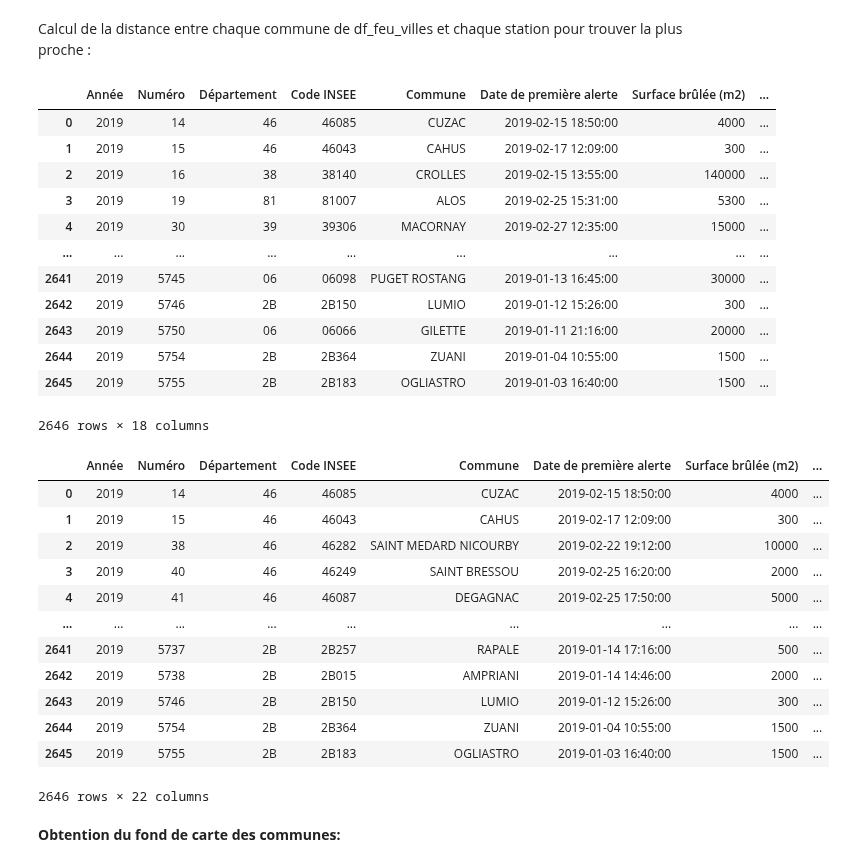
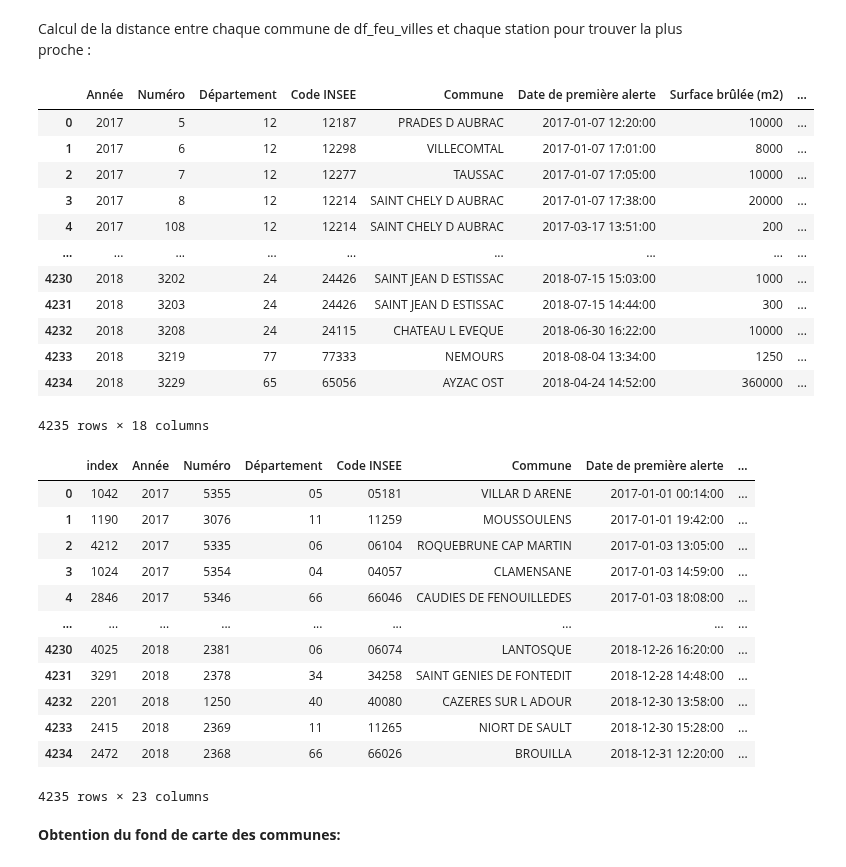
Before and after one commit to Theo-Clavel/feux_de_foret, a Jupyter notebook: main.ipynb, the cells around one changed output. Cells and saved outputs as stored; diff of their text form; code cells hidden in the pictures.

Commit message:
Fusion meteo/feux

```diff
--- a/main.ipynb
+++ b/main.ipynb
@@ -181,12 +181,12 @@ stations_geo
 # %% [markdown]
 On utilise également la base de données des villes françaises. On traite ces données pour obtenir seulement les informations dont on a besoin. On traite aussi le texte en enlevant les tirets et slash.
 # %%
-villes = pd.read_csv('villes_france.csv',sep=',', low_memory=False)
+villes = pd.read_csv('villes_france.csv',sep = ',', low_memory = False)
 villes = villes.iloc[:, [1,3,8,19,20]]
 villes.columns = ['Département', 'Nom', 'Code postal', 'Longitude', 'Latitude']
 villes['Nom'] = villes['Nom'].str.replace('-', ' ')
 villes['Nom'] = villes['Nom'].str.replace('\'', ' ')
-
+villes = villes.dropna(axis = 0, subset = ['Département', 'Nom'])
 villes
 # %% [output]
 |  | Département | Nom | Code postal | Longitude | Latitude |
@@ -224,0 +208,9 @@ df_feu
+# %%
+df_feu = pd.read_csv('data_feux_2ans.csv', sep = ';', skiprows = [0,1])  #skiprows jusqu'à 4 pour data_feux.csv
+df_feu = df_feu.dropna(axis = 0, subset = ['Département', 'Commune'])
+import unidecode
+df_feu['Commune'] = df_feu['Commune'].apply(lambda row: unidecode.unidecode(row))
+df_feu['Commune'] = df_feu['Commune'].apply(lambda row: row.upper())
+df_feu['Commune'] = df_feu['Commune'].str.replace('-', ' ')
+df_feu['Commune'] = df_feu['Commune'].str.replace('\'', ' ')
+df_feu
@@ -300,39 +306,41 @@ df_feu_villes['Station la plus proche'] = df_feu_villes['Code INSEE'].apply(lamb
 df_feu_villes
 # %% [output]
 |  | Année | Numéro | Département | Code INSEE | Commune | Date de première alerte | Surface brûlée (m2) | ... |
-| 0 | 2019 | 14 | 46 | 46085 | CUZAC | 2019-02-15 18:50:00 | 4000 | ... |
-| 1 | 2019 | 15 | 46 | 46043 | CAHUS | 2019-02-17 12:09:00 | 300 | ... |
-| 2 | 2019 | 16 | 38 | 38140 | CROLLES | 2019-02-15 13:55:00 | 140000 | ... |
-| 3 | 2019 | 19 | 81 | 81007 | ALOS | 2019-02-25 15:31:00 | 5300 | ... |
-| 4 | 2019 | 30 | 39 | 39306 | MACORNAY | 2019-02-27 12:35:00 | 15000 | ... |
+| 0 | 2017 | 5 | 12 | 12187 | PRADES D AUBRAC | 2017-01-07 12:20:00 | 10000 | ... |
+| 1 | 2017 | 6 | 12 | 12298 | VILLECOMTAL | 2017-01-07 17:01:00 | 8000 | ... |
+| 2 | 2017 | 7 | 12 | 12277 | TAUSSAC | 2017-01-07 17:05:00 | 10000 | ... |
+| 3 | 2017 | 8 | 12 | 12214 | SAINT CHELY D AUBRAC | 2017-01-07 17:38:00 | 20000 | ... |
+| 4 | 2017 | 108 | 12 | 12214 | SAINT CHELY D AUBRAC | 2017-03-17 13:51:00 | 200 | ... |
 | ... | ... | ... | ... | ... | ... | ... | ... | ... |
-| 2641 | 2019 | 5745 | 06 | 06098 | PUGET ROSTANG | 2019-01-13 16:45:00 | 30000 | ... |
-| 2642 | 2019 | 5746 | 2B | 2B150 | LUMIO | 2019-01-12 15:26:00 | 300 | ... |
-| 2643 | 2019 | 5750 | 06 | 06066 | GILETTE | 2019-01-11 21:16:00 | 20000 | ... |
-| 2644 | 2019 | 5754 | 2B | 2B364 | ZUANI | 2019-01-04 10:55:00 | 1500 | ... |
-| 2645 | 2019 | 5755 | 2B | 2B183 | OGLIASTRO | 2019-01-03 16:40:00 | 1500 | ... |
+| 4230 | 2018 | 3202 | 24 | 24426 | SAINT JEAN D ESTISSAC | 2018-07-15 15:03:00 | 1000 | ... |
+| 4231 | 2018 | 3203 | 24 | 24426 | SAINT JEAN D ESTISSAC | 2018-07-15 14:44:00 | 300 | ... |
+| 4232 | 2018 | 3208 | 24 | 24115 | CHATEAU L EVEQUE | 2018-06-30 16:22:00 | 10000 | ... |
+| 4233 | 2018 | 3219 | 77 | 77333 | NEMOURS | 2018-08-04 13:34:00 | 1250 | ... |
+| 4234 | 2018 | 3229 | 65 | 65056 | AYZAC OST | 2018-04-24 14:52:00 | 360000 | ... |
-2646 rows × 18 columns
+4235 rows × 18 columns
 # %%
-df_final = pd.merge(df_feu_villes, stations, how = 'inner', left_on = 'Station la plus proche', right_on = 'Nom')
-df_final = df_final.drop(columns = 'Nom')
-df_final=df_final.rename(columns={"Longitude_x": "Longitude commune",
+df_fdf = pd.merge(df_feu_villes, stations, how = 'inner', left_on = 'Station la plus proche', right_on = 'Nom')
+df_fdf = df_fdf.drop(columns = 'Nom')
+df_fdf = df_fdf.rename(columns={"Longitude_x": "Longitude commune",
                                   "Latitude_x": "Latitude commune", "ID": "id_station", "Latitude_y": "Latitude station",
                                   "Longitude_y": "Longitude station", "Altitude": "Altitude station"})
-df_final
+df_fdf = df_fdf.sort_values(by = ['Date de première alerte'])
+df_fdf = df_fdf.reset_index()
+df_fdf
 # %% [output]
-|  | Année | Numéro | Département | Code INSEE | Commune | Date de première alerte | Surface brûlée (m2) | ... |
-| 0 | 2019 | 14 | 46 | 46085 | CUZAC | 2019-02-15 18:50:00 | 4000 | ... |
-| 1 | 2019 | 15 | 46 | 46043 | CAHUS | 2019-02-17 12:09:00 | 300 | ... |
-| 2 | 2019 | 38 | 46 | 46282 | SAINT MEDARD NICOURBY | 2019-02-22 19:12:00 | 10000 | ... |
-| 3 | 2019 | 40 | 46 | 46249 | SAINT BRESSOU | 2019-02-25 16:20:00 | 2000 | ... |
-| 4 | 2019 | 41 | 46 | 46087 | DEGAGNAC | 2019-02-25 17:50:00 | 5000 | ... |
+|  | index | Année | Numéro | Département | Code INSEE | Commune | Date de première alerte | ... |
+| 0 | 1042 | 2017 | 5355 | 05 | 05181 | VILLAR D ARENE | 2017-01-01 00:14:00 | ... |
+| 1 | 1190 | 2017 | 3076 | 11 | 11259 | MOUSSOULENS | 2017-01-01 19:42:00 | ... |
+| 2 | 4212 | 2017 | 5335 | 06 | 06104 | ROQUEBRUNE CAP MARTIN | 2017-01-03 13:05:00 | ... |
+| 3 | 1024 | 2017 | 5354 | 04 | 04057 | CLAMENSANE | 2017-01-03 14:59:00 | ... |
+| 4 | 2846 | 2017 | 5346 | 66 | 66046 | CAUDIES DE FENOUILLEDES | 2017-01-03 18:08:00 | ... |
 | ... | ... | ... | ... | ... | ... | ... | ... | ... |
-| 2641 | 2019 | 5737 | 2B | 2B257 | RAPALE | 2019-01-14 17:16:00 | 500 | ... |
-| 2642 | 2019 | 5738 | 2B | 2B015 | AMPRIANI | 2019-01-14 14:46:00 | 2000 | ... |
-| 2643 | 2019 | 5746 | 2B | 2B150 | LUMIO | 2019-01-12 15:26:00 | 300 | ... |
-| 2644 | 2019 | 5754 | 2B | 2B364 | ZUANI | 2019-01-04 10:55:00 | 1500 | ... |
-| 2645 | 2019 | 5755 | 2B | 2B183 | OGLIASTRO | 2019-01-03 16:40:00 | 1500 | ... |
+| 4230 | 4025 | 2018 | 2381 | 06 | 06074 | LANTOSQUE | 2018-12-26 16:20:00 | ... |
+| 4231 | 3291 | 2018 | 2378 | 34 | 34258 | SAINT GENIES DE FONTEDIT | 2018-12-28 14:48:00 | ... |
+| 4232 | 2201 | 2018 | 1250 | 40 | 40080 | CAZERES SUR L ADOUR | 2018-12-30 13:58:00 | ... |
+| 4233 | 2415 | 2018 | 2369 | 11 | 11265 | NIORT DE SAULT | 2018-12-30 15:28:00 | ... |
+| 4234 | 2472 | 2018 | 2368 | 66 | 66026 | BROUILLA | 2018-12-31 12:20:00 | ... |
-2646 rows × 22 columns
+4235 rows × 23 columns
 # %% [markdown]
 **Obtention du fond de carte des communes:**
 # %%
```
Also changed, not shown: parts of 11 cells of this notebook, 1 other file.
